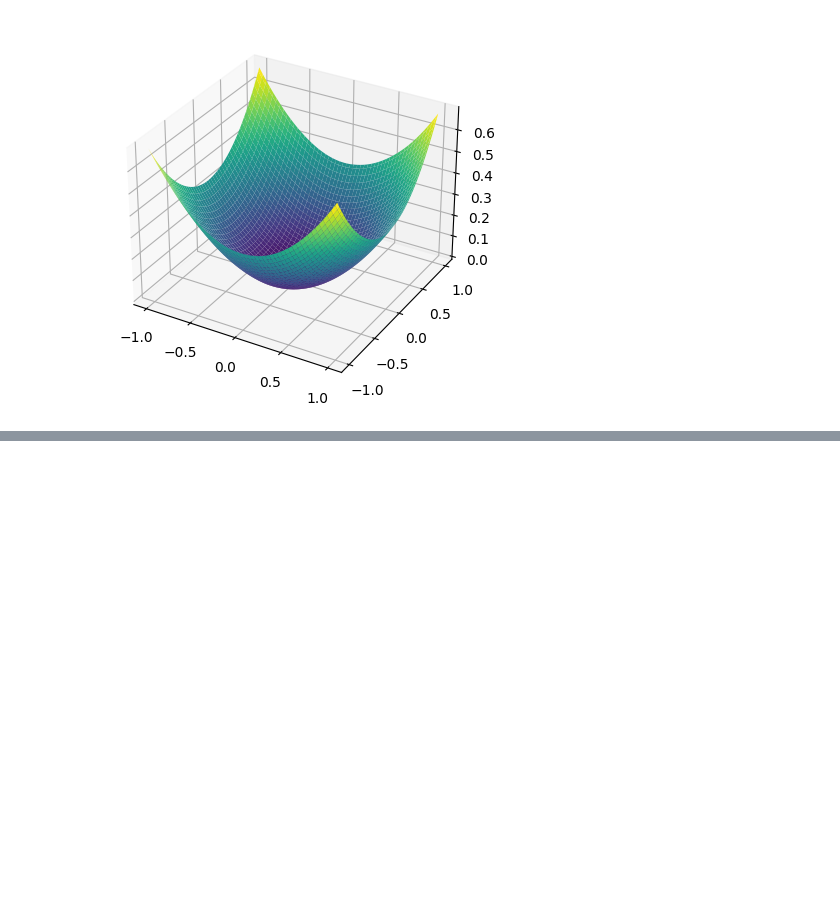
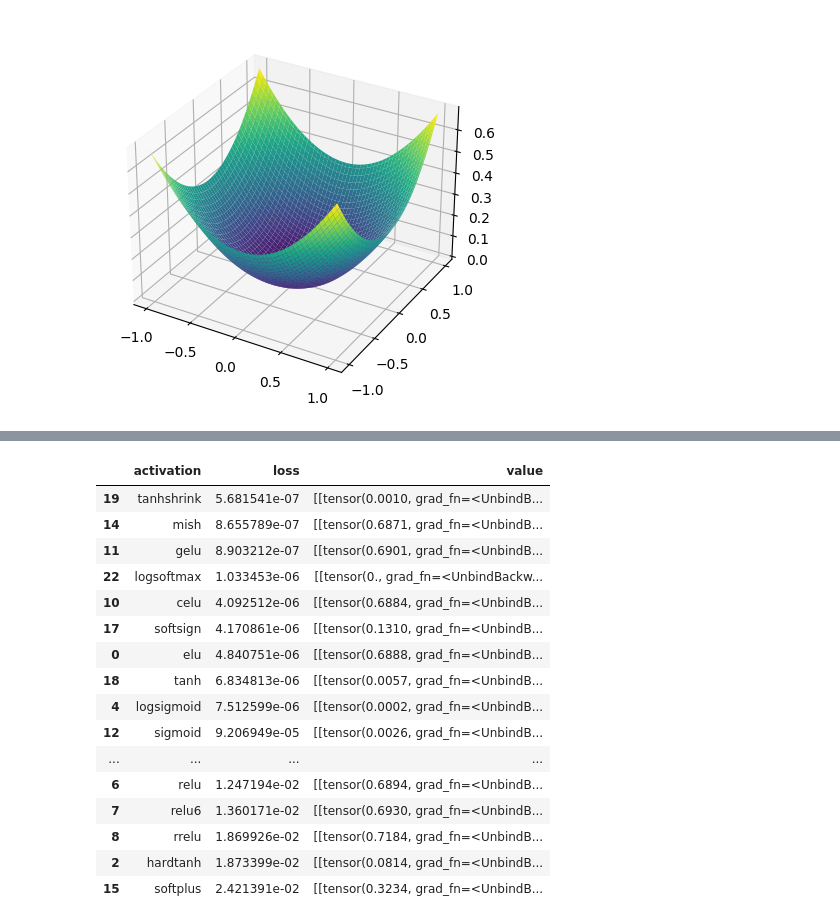
Before and after one commit to alaignelet/optimal_control, a Jupyter notebook: script.ipynb, the cells around one changed output, grey strips where cells are left out. Cells and saved outputs as stored; diff of their text form; code cells hidden in the pictures; blank space fills up the shorter version.

```diff
--- a/script.ipynb
+++ b/script.ipynb
@@ -127,0 +215,20 @@ ax.plot_surface(X, Y, Z.detach().cpu().numpy(), cmap='viridis');
+# %%
+res
+# %% [output]
+|  | activation | loss | value |
+| 19 | tanhshrink | 5.681541e-07 | [[tensor(0.0010, grad_fn=<UnbindB... |
+| 14 | mish | 8.655789e-07 | [[tensor(0.6871, grad_fn=<UnbindB... |
+| 11 | gelu | 8.903212e-07 | [[tensor(0.6901, grad_fn=<UnbindB... |
+| 22 | logsoftmax | 1.033453e-06 | [[tensor(0., grad_fn=<UnbindBackw... |
+| 10 | celu | 4.092512e-06 | [[tensor(0.6884, grad_fn=<UnbindB... |
+| 17 | softsign | 4.170861e-06 | [[tensor(0.1310, grad_fn=<UnbindB... |
+| 0 | elu | 4.840751e-06 | [[tensor(0.6888, grad_fn=<UnbindB... |
+| 18 | tanh | 6.834813e-06 | [[tensor(0.0057, grad_fn=<UnbindB... |
+| 4 | logsigmoid | 7.512599e-06 | [[tensor(0.0002, grad_fn=<UnbindB... |
+| 12 | sigmoid | 9.206949e-05 | [[tensor(0.0026, grad_fn=<UnbindB... |
+| ... | ... | ... | ... |
+| 6 | relu | 1.247194e-02 | [[tensor(0.6894, grad_fn=<UnbindB... |
+| 7 | relu6 | 1.360171e-02 | [[tensor(0.6930, grad_fn=<UnbindB... |
+| 8 | rrelu | 1.869926e-02 | [[tensor(0.7184, grad_fn=<UnbindB... |
+| 2 | hardtanh | 1.873399e-02 | [[tensor(0.0814, grad_fn=<UnbindB... |
+| 15 | softplus | 2.421391e-02 | [[tensor(0.3234, grad_fn=<UnbindB... |
```
Also changed, not shown: parts of 8 cells of this notebook, 1 other file.
